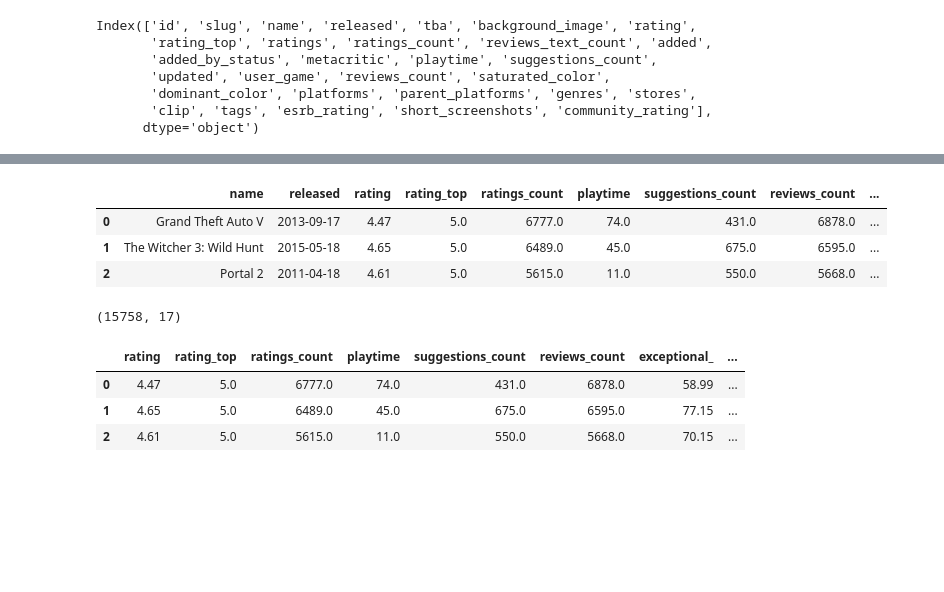
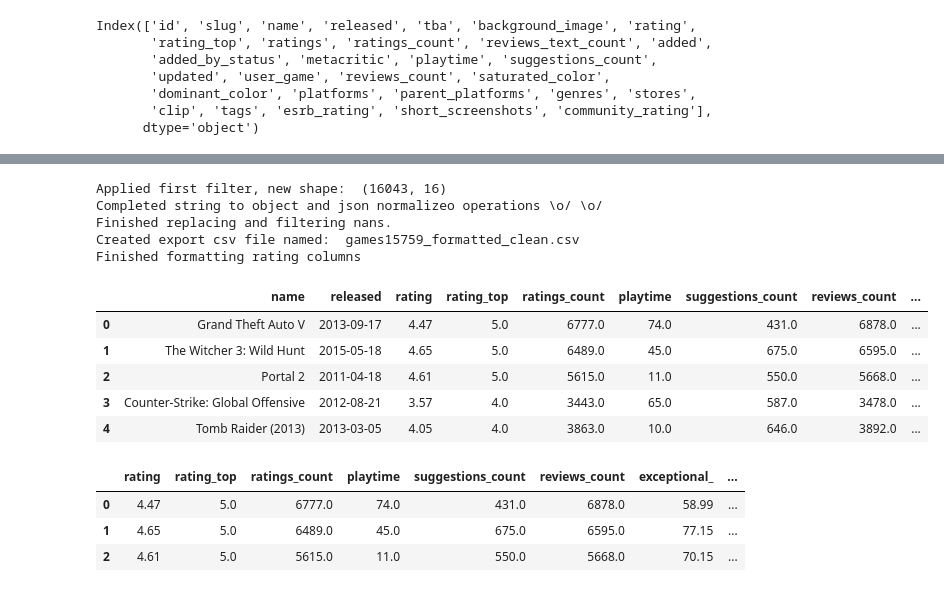
Before and after one commit to pabelnl/suggest_a_game_3000, a Jupyter notebook: ml/video_games.ipynb, the cells around one changed output, grey strips where cells are left out. Cells and saved outputs as stored; diff of their text form; code cells hidden in the pictures; blank space fills up the shorter version.

```diff
--- a/ml/video_games.ipynb
+++ b/ml/video_games.ipynb
@@ -573,7 +115,0 @@ df_concat3.drop(["rating_title_0","rating_title_1","rating_title_2","rating_titl
-# %%
-df_concat3.head(3)
-# %% [output]
-|  | name | released | rating | rating_top | ratings_count | playtime | suggestions_count | reviews_count | ... |
-| 0 | Grand Theft Auto V | 2013-09-17 | 4.47 | 5.0 | 6777.0 | 74.0 | 431.0 | 6878.0 | ... |
-| 1 | The Witcher 3: Wild Hunt | 2015-05-18 | 4.65 | 5.0 | 6489.0 | 45.0 | 675.0 | 6595.0 | ... |
-| 2 | Portal 2 | 2011-04-18 | 4.61 | 5.0 | 5615.0 | 11.0 | 550.0 | 5668.0 | ... |
@@ -582,6 +116,19 @@ df_concat3.to_csv("15759_games_clean_formatted_ready_4_clustering.csv")
-# %%
-df_concat3.shape
-# %% [output]
-(15758, 17)
+# %%
+df2 = clean_format_and_export(data_frame)
+# %% [output]
+Applied first filter, new shape:  (16043, 16)
+Completed string to object and json normalizeo operations \o/ \o/
+Finished replacing and filtering nans.
+Created export csv file named:  games15759_formatted_clean.csv
+Finished formatting rating columns
+# %%
+df2.head()
+# %% [output]
+|  | name | released | rating | rating_top | ratings_count | playtime | suggestions_count | reviews_count | ... |
+| 0 | Grand Theft Auto V | 2013-09-17 | 4.47 | 5.0 | 6777.0 | 74.0 | 431.0 | 6878.0 | ... |
+| 1 | The Witcher 3: Wild Hunt | 2015-05-18 | 4.65 | 5.0 | 6489.0 | 45.0 | 675.0 | 6595.0 | ... |
+| 2 | Portal 2 | 2011-04-18 | 4.61 | 5.0 | 5615.0 | 11.0 | 550.0 | 5668.0 | ... |
+| 3 | Counter-Strike: Global Offensive | 2012-08-21 | 3.57 | 4.0 | 3443.0 | 65.0 | 587.0 | 3478.0 | ... |
+| 4 | Tomb Raider (2013) | 2013-03-05 | 4.05 | 4.0 | 3863.0 | 10.0 | 646.0 | 3892.0 | ... |
 # %%
 # Select the numericals
```
Also changed, not shown: parts of 77 cells of this notebook, 2 other files.
